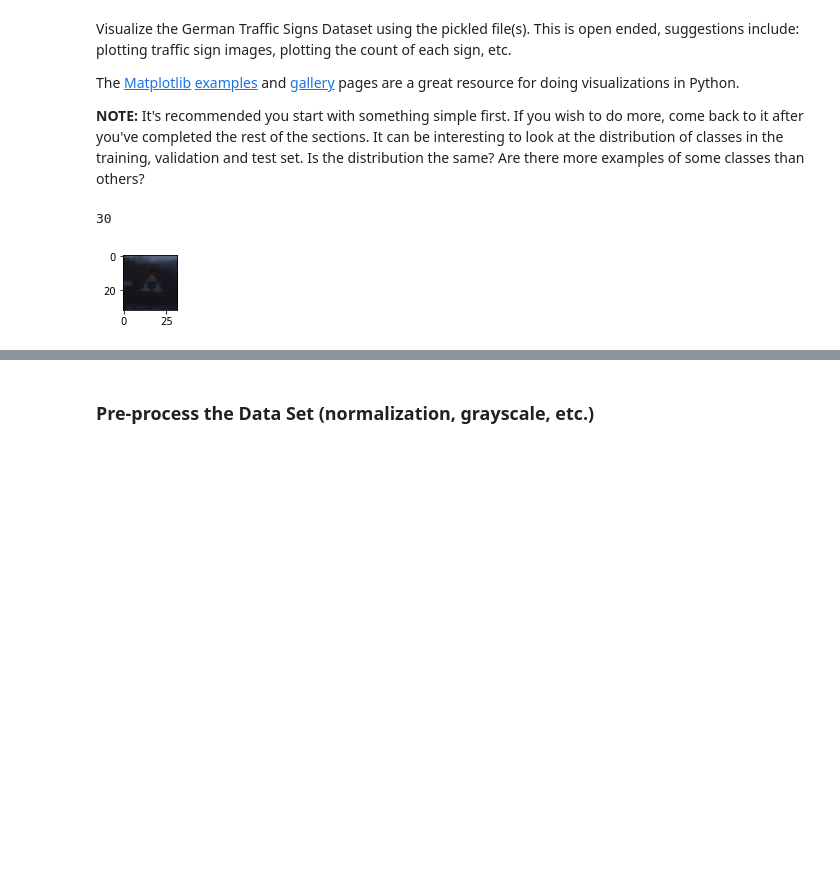
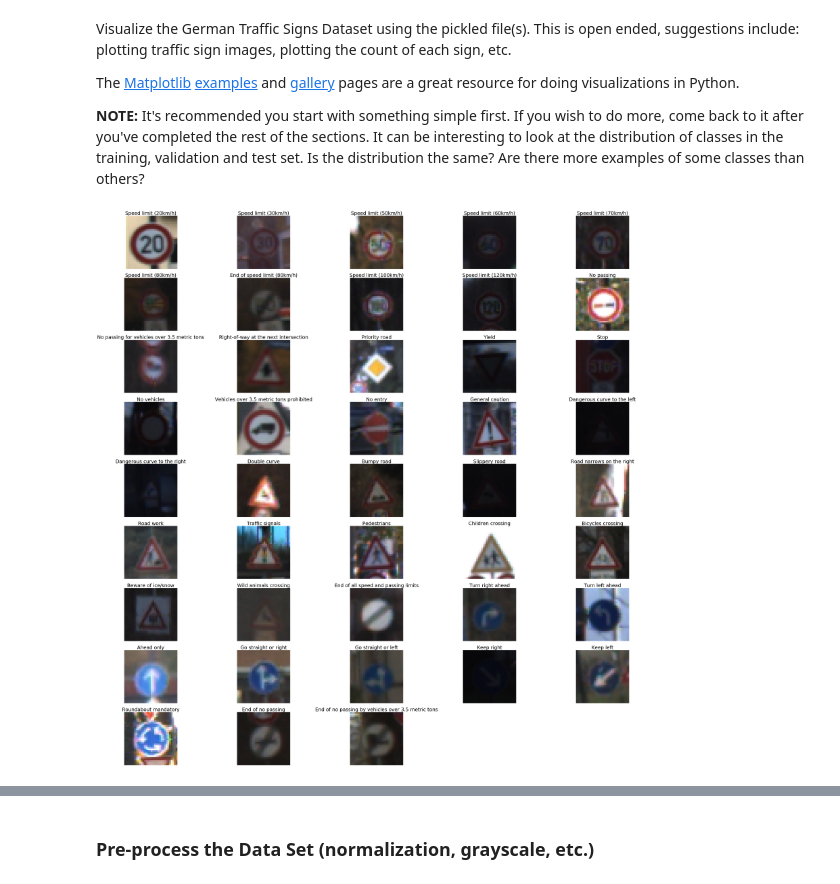
Before and after one commit to YimengZhu/CarND-Traffic-Sign-Classifier-Project, a Jupyter notebook: Traffic_Sign_Classifier.ipynb, the cells around one changed output, grey strips where cells are left out. Drawn from its saved outputs; the diff is of its cells as text; code cells hidden in the pictures; blank space fills up the shorter version.

```diff
--- a/Traffic_Sign_Classifier.ipynb
+++ b/Traffic_Sign_Classifier.ipynb
@@ -92,19 +92,37 @@ Visualize the German Traffic Signs Dataset using the pickled file(s). This is op
 The [Matplotlib](http://matplotlib.org/) [examples](http://matplotlib.org/examples/index.html) and [gallery](http://matplotlib.org/gallery.html) pages are a great resource for doing visualizations in Python.
 
 **NOTE:** It's recommended you start with something simple first. If you wish to do more, come back to it after you've completed the rest of the sections. It can be interesting to look at the distribution of classes in the training, validation and test set. Is the distribution the same? Are there more examples of some classes than others?
+# %%
+sorted_train = [[index for index, sign_id in enumerate(y_train) if sign_id == i] for i in range(n_classes)]
+sorted_examples = [None] * n_classes
+
+for i in range(n_classes):
+    sorted_examples[i] = X_train[sorted_train[i][0], :, :, :]
+
+with open('./signnames.csv', 'r') as f:
+    sign_name_dict = dict(line.strip().split(',') for line in f.readlines()[1:])
 # %%
 ### Data exploration visualization code goes here.
 ### Feel free to use as many code cells as needed.
 import matplotlib.pyplot as plt
 # Visualizations will be shown in the notebook.
 %matplotlib inline
-import random
-index = random.randint(0, len(X_train))
-image = X_train[index].squeeze()
 
-plt.figure(figsize=(1,1))
-plt.imshow(image, cmap="gray")
-print(y_train[index])
+plot_row, plot_columm = int(n_classes / 5) + 1, 5
+index = 0
+
+plt.figure(1, figsize=(48,48))
+for row in range(plot_row):
+    for col in range(plot_columm):
+        if index < 43:
+            plt.subplot(plot_row, plot_columm, row * plot_columm + col + 1)
+
+            plt.title(sign_name_dict[str(index)], fontsize=30)
+            plt.imshow(sorted_examples[index])
+
+            plt.axis('off')
+            index += 1
+
+plt.tight_layout(pad=0., w_pad=0., h_pad=1.0)
 # %% [output]
-30
-[figure, old version]
+[figure, new version]
```
Also changed, not shown: parts of 12 cells of this notebook, 13 other files.
